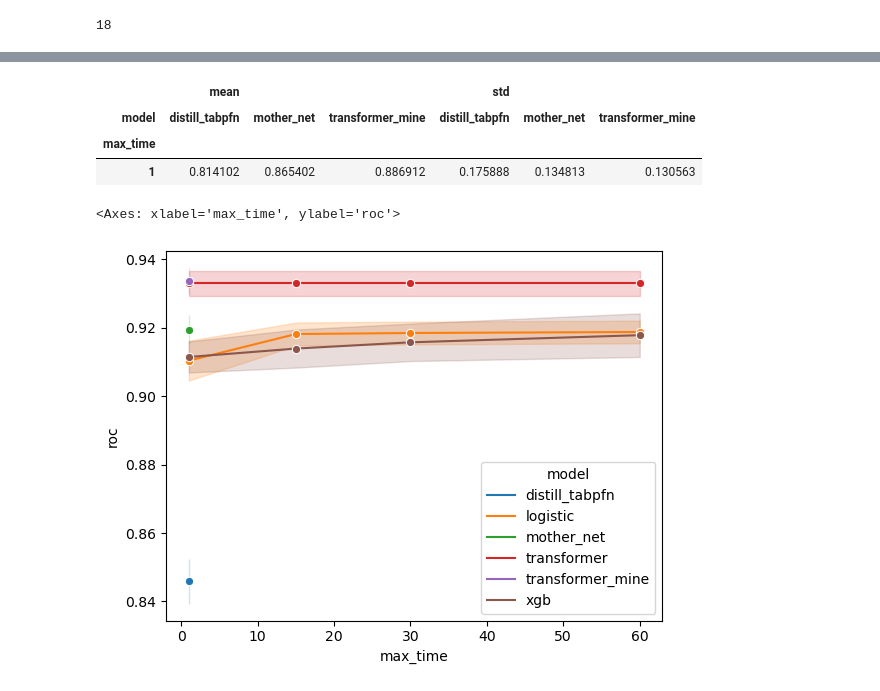
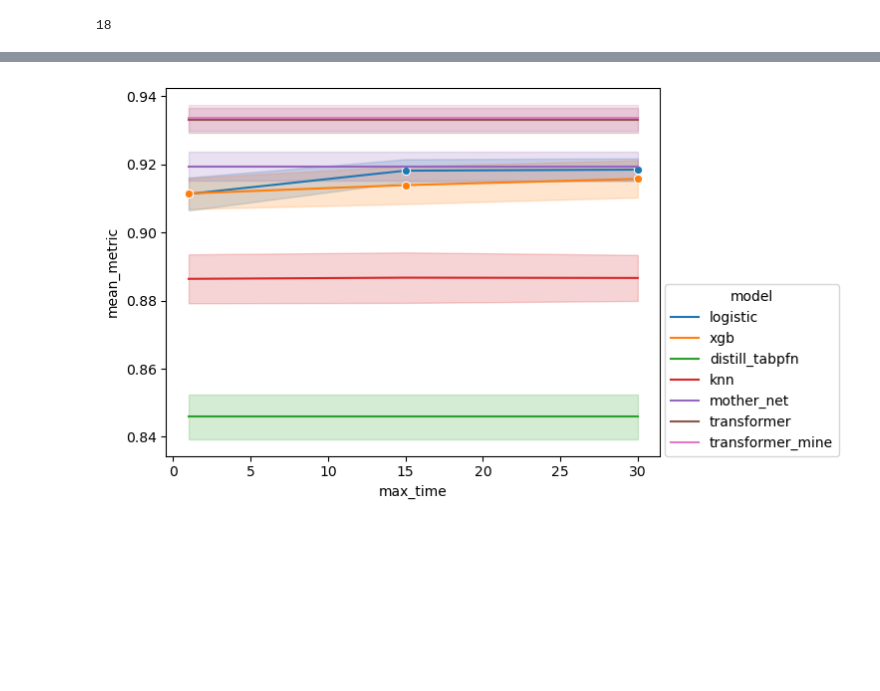
Before and after one commit to microsoft/ticl, a Jupyter notebook: tabpfn/RunFullDatasetAnalyses-mine-paper-clean.ipynb, the cells around one changed output, grey strips where cells are left out. Saved outputs shown, nothing was run; the diff lists cells and outputs as text; code cells hidden in the pictures; blank space fills up the shorter version.

```diff
--- a/tabpfn/RunFullDatasetAnalyses-mine-paper-clean.ipynb
+++ b/tabpfn/RunFullDatasetAnalyses-mine-paper-clean.ipynb
@@ -207,14 +166,18 @@ aggregate_results['mean'].plot()
-# %%
-aggregate_results_mine = pd.pivot_table(results_test_set_mine_across_splits, values="roc", columns="model", index="max_time", aggfunc=['mean', 'std'])
-aggregate_results_mine
-# %% [output]
-|  | mean |  |  | std |  |  |
-| model | distill_tabpfn | mother_net | transformer_mine | distill_tabpfn | mother_net | transformer_mine |
-| max_time |  |  |  |  |  |  |
-| 1 | 0.814102 | 0.865402 | 0.886912 | 0.175888 | 0.134813 | 0.130563 |
-# %%
-import seaborn as sns
-sns.lineplot(weird_reshape, x="max_time", y="roc", hue="model", errorbar="sd", marker="o")
-# %% [output]
-<Axes: xlabel='max_time', ylabel='roc'>
-[figure, removed]
+# %%
+compare_splits = results_combined.groupby(["model", "split", "max_time"])['mean_metric'].mean().reset_index()
+
+import seaborn as sns
+varies_over_time = ['logistic', 'xgb']
+compare_splits_varies = compare_splits[compare_splits.model.isin(varies_over_time)]
+compare_splits_fixed = compare_splits[~compare_splits.model.isin(varies_over_time)]
+
+color_palette = sns.color_palette()
+ax = sns.lineplot(compare_splits_varies, x="max_time", y="mean_metric", hue="model", errorbar="sd", marker="o", palette=color_palette[:len(varies_over_time)])
+
+compare_splits_fixed_dummy = compare_splits_fixed.copy()
+compare_splits_fixed_dummy['max_time'] = compare_splits_varies.max_time.max()
+sns.lineplot(pd.concat([compare_splits_fixed, compare_splits_fixed_dummy]),
+             x="max_time", y="mean_metric", hue="model", errorbar="sd", ax=ax, palette=color_palette[len(varies_over_time):compare_splits.model.nunique()])
+sns.move_legend(ax, (1.01, 0))
+# %% [output]
+[figure, added]
```
Also changed, not shown: parts of 16 cells of this notebook.
